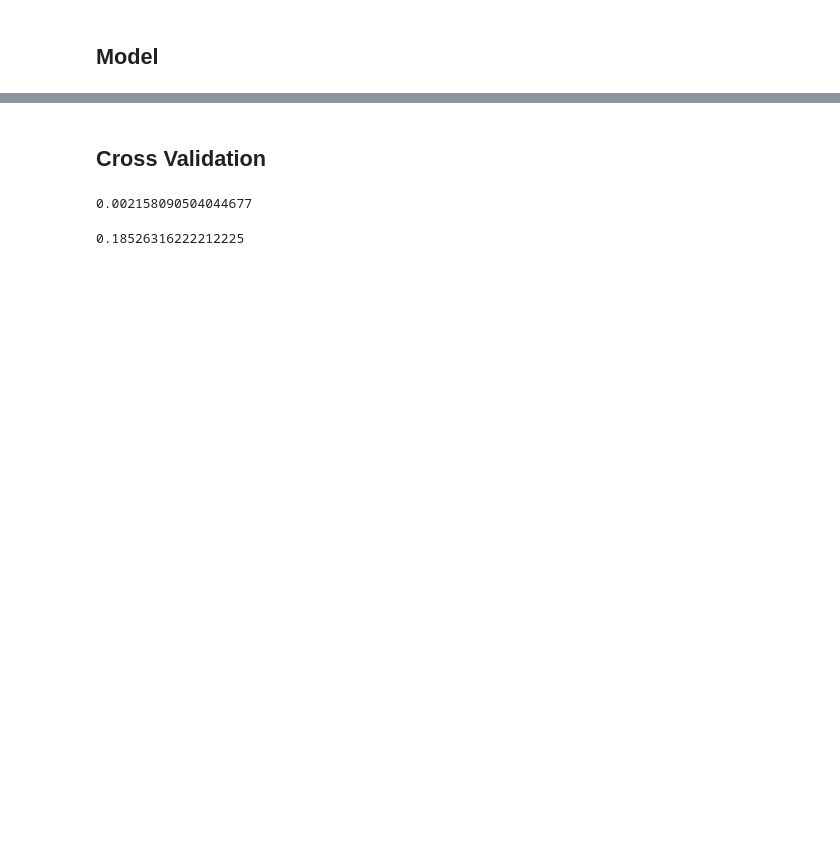
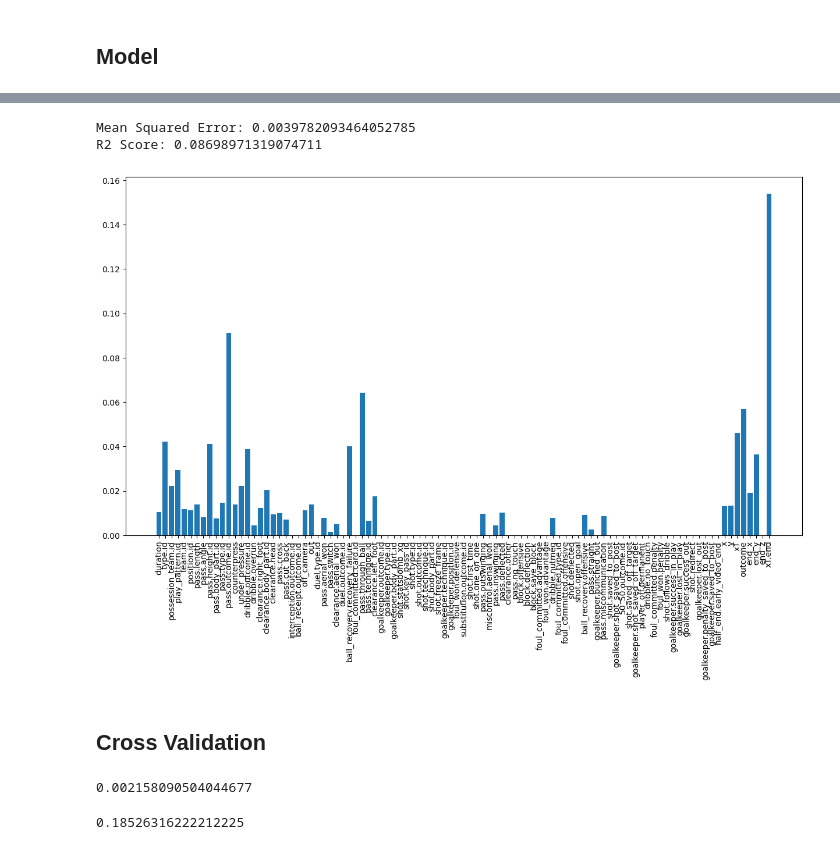
Before and after one commit to tomasnp/Datacamp, a Jupyter notebook: OBV_Man.ipynb, the cells around one changed output, grey strips where cells are left out. Drawn from its saved outputs; the diff is of its cells as text; code cells hidden in the pictures; blank space fills up the shorter version.

```diff
--- a/OBV_Man.ipynb
+++ b/OBV_Man.ipynb
@@ -262,0 +364,28 @@ pd.set_option('display.max_columns', None)
+# %%
+passes = df[df["type.name"] != "Shot"]
+
+column_name = passes.columns[passes.columns.str.endswith("name")]
+end_location = passes.columns[passes.columns.str.endswith("end_location")]
+to_drop = [*column_name, *end_location] + ["id", "index", "match_id", "match_date", "period", "player.id", "player.name",
+                                           "substitution.replacement.id", "substitution.replacement.name",
+                                           "match_outcome", "minute", "second", "possession", "possession_2",
+                                           "competition_season", "timestamp", "half_start.late_video_start", "injury_stoppage.in_chain", "bad_behaviour.card.id",
+                                           "tactics.lineup", "tactics.formation", "player.id", "pass.recipient.id","related_events", "location", "PSV", "shot.aerial_won",
+                                           "pass.shot_assist", "pass.goal_assist", "pass.assisted_shot_id"
+                                           ]
+
+
+# Select the features and the target
+X = passes.drop(to_drop, axis=1)
+y = passes["PSV"]
+# %%
+# Transform the categorical variables into numerical variables
+for col in X.columns:
+    if X[col].dtype == "object":
+        X[col] = pd.Categorical(X[col]).codes
+# %%
+X_train, X_test, y_train, y_test = train_test_split(X, y, test_size=0.2, random_state=42)
+# %%
+# Create the model
+xgb = XGBRegressor(random_state=42)
+xgb.fit(X_train, y_train)
@@ -263,3 +404,18 @@ pd.set_option('display.max_columns', None)
+# %%
+
+# Predict the PSV
+y_pred = xgb.predict(X_test)
+print("Mean Squared Error:", mean_squared_error(y_test, y_pred))
+print("R2 Score:", r2_score(y_test, y_pred))
+
+plt.figure(figsize=(15, 8))
+plt.bar(X_train.columns, xgb.feature_importances_)
+plt.xticks(rotation=90)
+plt.show()
+# %% [output]
+Mean Squared Error: 0.0039782093464052785
+R2 Score: 0.08698971319074711
+[figure, added]
 # %% [markdown]
 ## Cross Validation
 # %%
```
Also changed, not shown: parts of 22 cells of this notebook, 3 other files.
